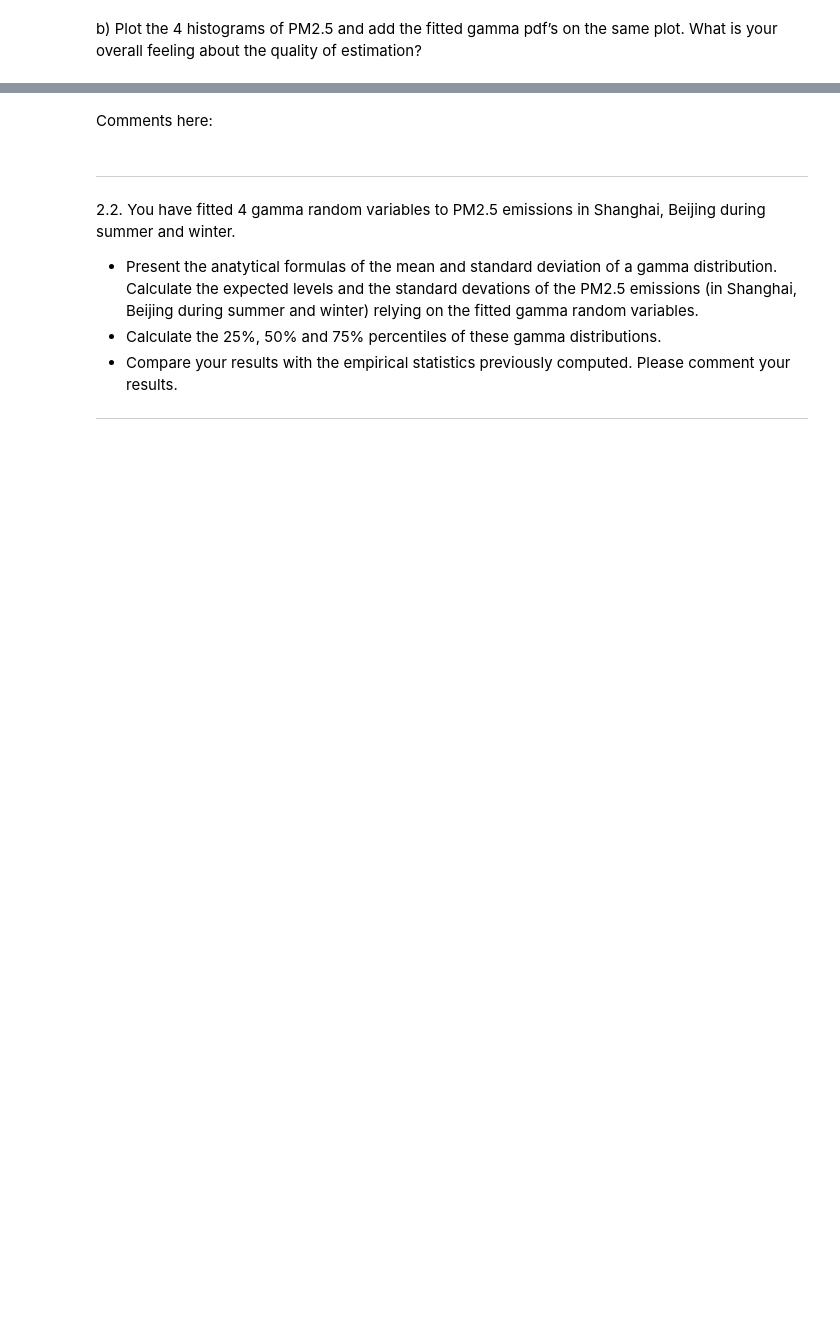
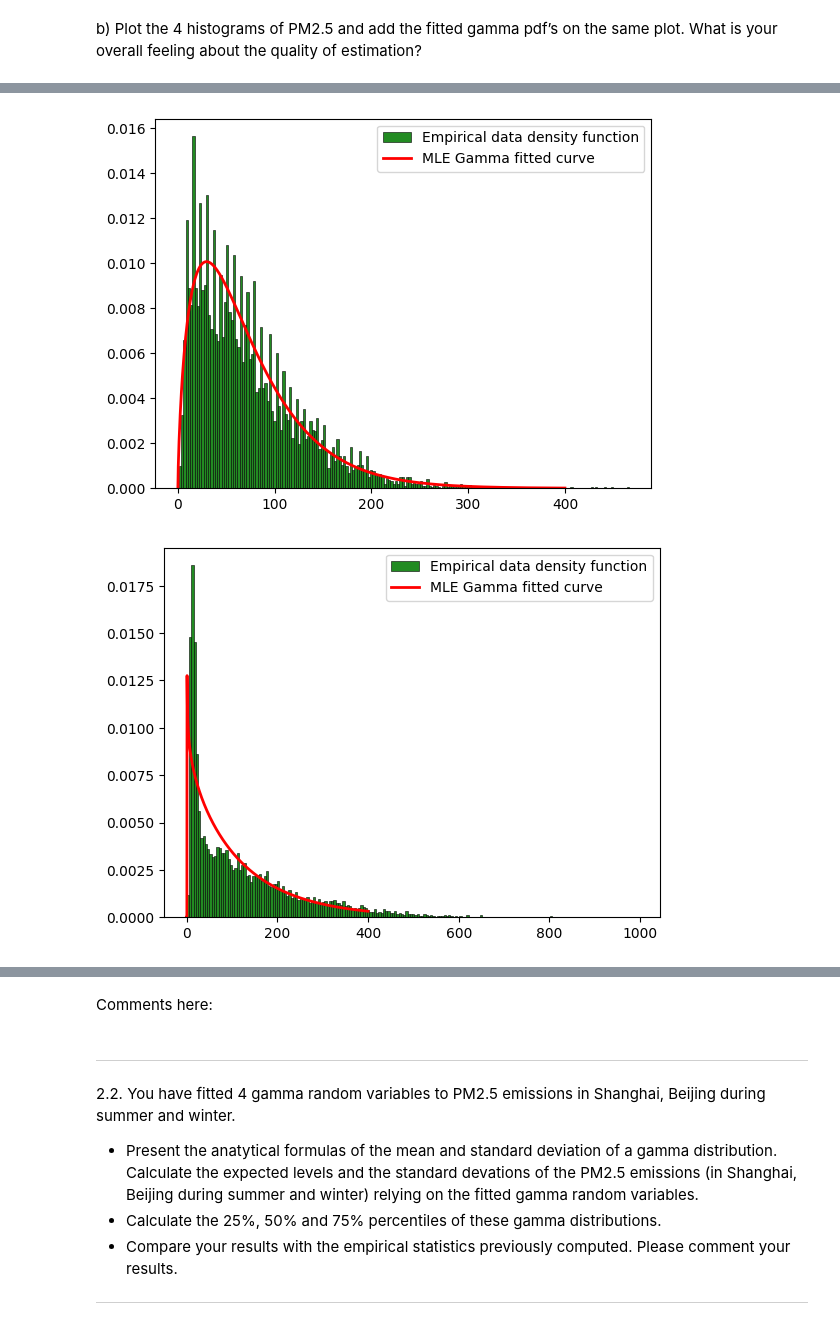
Before and after one commit to Potomolo/LEPL1109-CraHackaton, a Jupyter notebook: Hackathon 1.ipynb, the cells around one changed output, grey strips where cells are left out. Drawn from its saved outputs; the diff is of its cells as text; code cells hidden in the pictures; blank space fills up the shorter version.

```diff
--- a/Hackathon 1.ipynb
+++ b/Hackathon 1.ipynb
@@ -304,27 +289,0 @@ print(4//i)
-# %%
-# grouper les datas par classes
-data = [US_data_beijing_summer, US_data_beijing_winter, US_data_shangai_summer, US_data_shangai_winter] #Imbriquer les listes
-data_gamma = [beijing_fit_summer, beijing_fit_winter, shangai_fit_summer, shangai_fit_winter]
-n = np.array([500,1000,200,800]) #nombre d'intervalles
-interv = np.zeros(4)
-for i in range(4):
-    L = np.zeros((4,n[i]))
-    interv[i]=(max(data[i])+1)/n[i]
-    for num in data[i]:
-        L[i, int(num//(interv[i]))] += 1
-    L[i] /= len(data[i])
-    # plot un graphe [# mesures dans un intervalle I / # mesures au total]
-    names=[""]*n[i]
-    intervMid = interv[i]/2
-    for m in range(n[i]):
-        names[m]="{:.1f}".format(intervMid*(m+1))
-    values=L[i]
-    plt.bar(names,values/interv[i])
-
-
-    x = np.linspace(0,400,1000)
-    plt.plot(x,st.gamma.pdf(x,*(data_gamma[i])), label="MLE fitted Gamma Curve",color = 'firebrick')
-    plt.xticks(fontsize=10, rotation=90)
-    plt.legend()
-    plt.show()
-    #Faire en sorte que la largeur de la baare = intervalle + réduire les blancs
@@ -335,0 +290,15 @@ for i in range(4):
+# %%
+# grouper les datas par classes
+data = [US_data_beijing_summer, US_data_beijing_winter, US_data_shangai_summer, US_data_shangai_winter] #Imbriquer les listes
+data_gamma = [beijing_fit_summer, beijing_fit_winter, shangai_fit_summer, shangai_fit_winter]
+n = [200]*4
+interv = np.zeros(4)
+for i in range(4):
+    x = np.linspace(0,400,1000)
+    count, bins, ignored = plt.hist(data[i], n[i], density=True, color='forestgreen',label = 'Empirical data density function',edgecolor='black', linewidth=0.4)
+    plt.plot(x, st.gamma.pdf(x,*(data_gamma[i])), linewidth=2, color='r', label='MLE Gamma fitted curve')
+    plt.legend()
+    plt.show()
+# %% [output]
+[figure, added]
+[figure, added]
```
Also changed, not shown: parts of 16 cells of this notebook, 1 other file.
